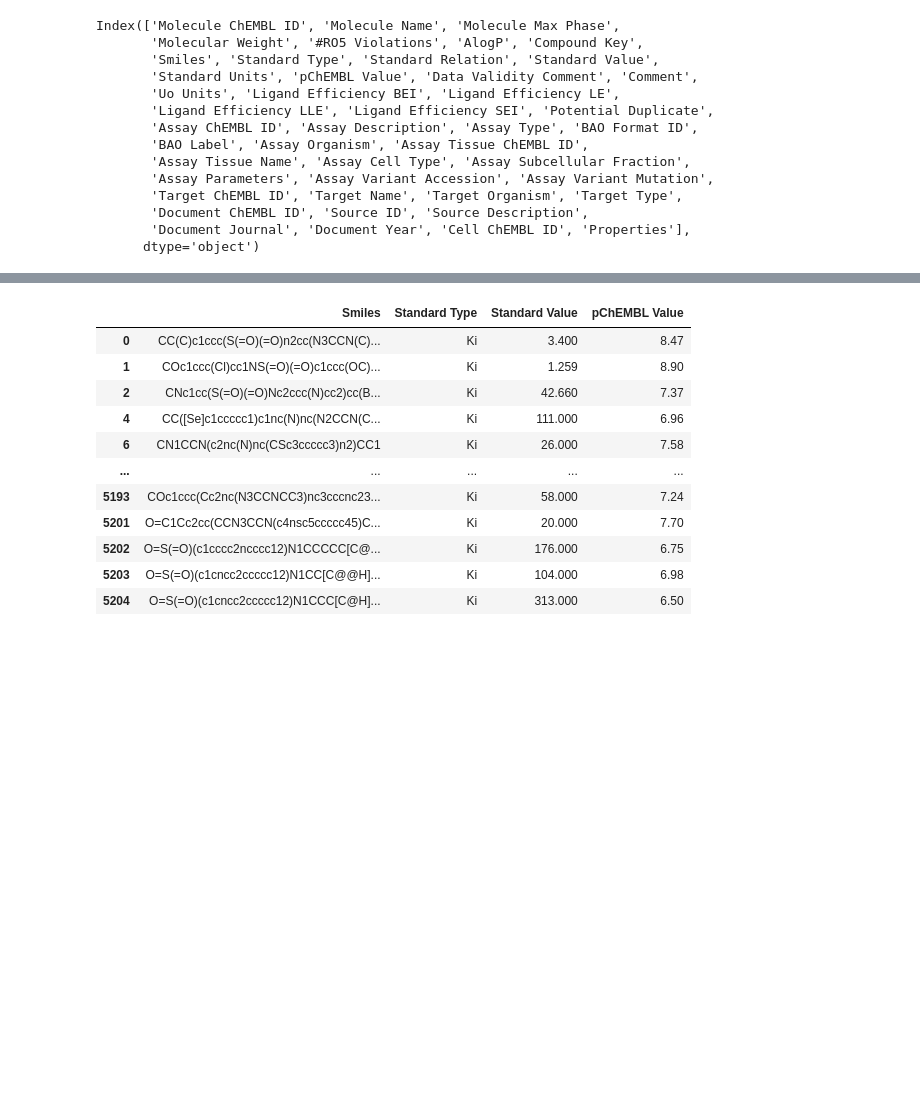
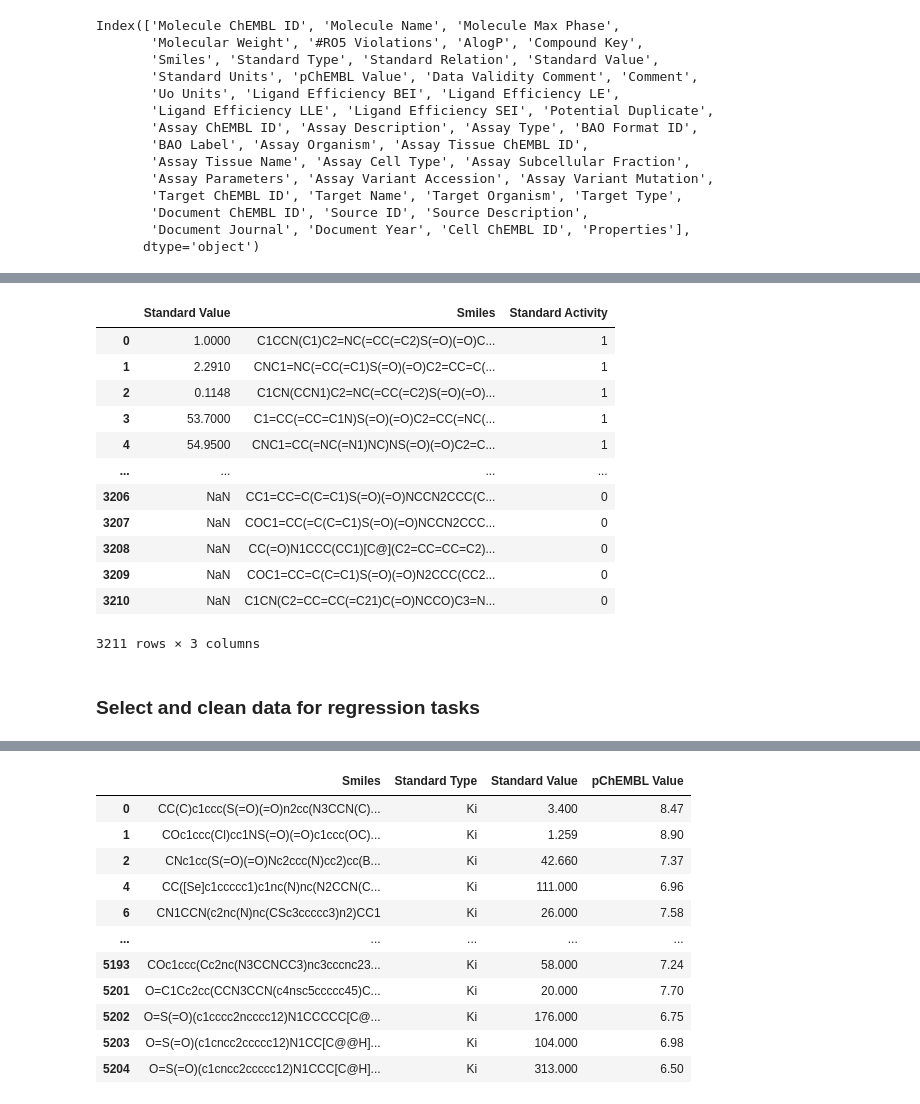
Before and after one commit to jozefpecha/serotonin_receptor_project, a Jupyter notebook: data_preparation.ipynb, the cells around one changed output, grey strips where cells are left out. Cells and saved outputs as stored; diff of their text form; code cells hidden in the pictures; blank space fills up the shorter version.

```diff
--- a/data_preparation.ipynb
+++ b/data_preparation.ipynb
@@ -61,0 +127,16 @@ pubchem_df = pubchem_df.rename(columns= {'acname': 'Standard Type', 'acqualifier
+# %%
+pubchem_cl_df
+# %% [output]
+|  | Standard Value | Smiles | Standard Activity |
+| 0 | 1.0000 | C1CCN(C1)C2=NC(=CC(=C2)S(=O)(=O)C... | 1 |
+| 1 | 2.2910 | CNC1=NC(=CC(=C1)S(=O)(=O)C2=CC=C(... | 1 |
+| 2 | 0.1148 | C1CN(CCN1)C2=NC(=CC(=C2)S(=O)(=O)... | 1 |
+| 3 | 53.7000 | C1=CC(=CC=C1N)S(=O)(=O)C2=CC(=NC(... | 1 |
+| 4 | 54.9500 | CNC1=CC(=NC(=N1)NC)NS(=O)(=O)C2=C... | 1 |
+| ... | ... | ... | ... |
+| 3206 | NaN | CC1=CC=C(C=C1)S(=O)(=O)NCCN2CCC(C... | 0 |
+| 3207 | NaN | COC1=CC(=C(C=C1)S(=O)(=O)NCCN2CCC... | 0 |
+| 3208 | NaN | CC(=O)N1CCC(CC1)[C@](C2=CC=CC=C2)... | 0 |
+| 3209 | NaN | COC1=CC=C(C=C1)S(=O)(=O)N2CCC(CC2... | 0 |
+| 3210 | NaN | C1CN(C2=CC=CC(=C21)C(=O)NCCO)C3=N... | 0 |
+3211 rows × 3 columns
@@ -62,3 +146,5 @@ pubchem_df = pubchem_df.rename(columns= {'acname': 'Standard Type', 'acqualifier
+# %% [markdown]
+### Select and clean data for regression tasks
 # %%
 pubchem_df = pubchem_df.drop(pubchem_df[pubchem_df['Standard Type'] != 'Ki'].index)
 pubchem_df = pubchem_df.drop(pubchem_df[pubchem_df['Standard Relation'] != '='].index)
```
Also changed, not shown: parts of 24 cells of this notebook, 4 other files.
